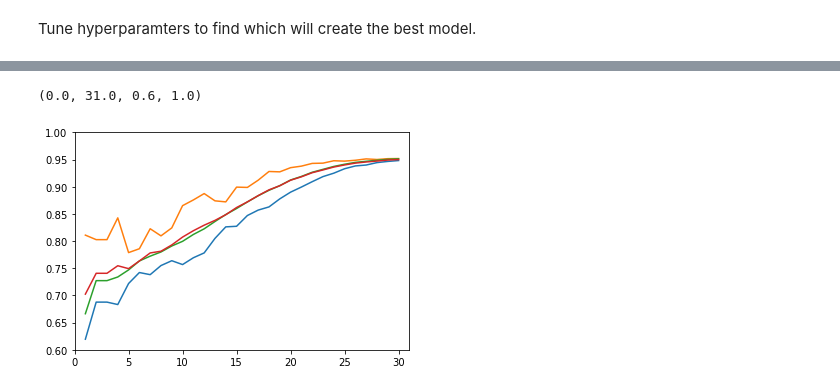
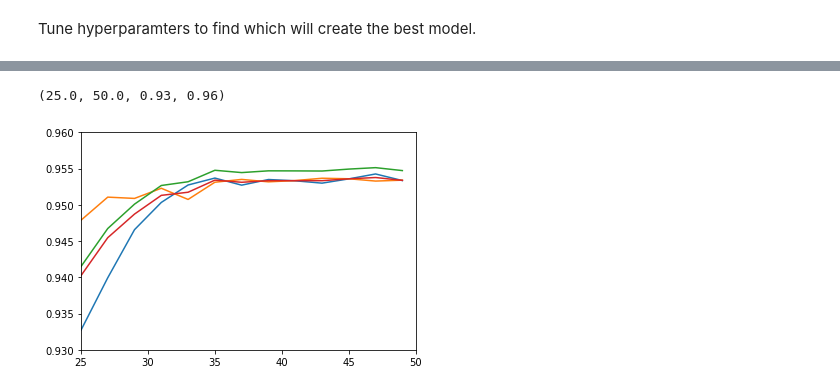
Before and after one commit to sreagan1/Semester2_Capstone_SageR, a Jupyter notebook: Tree Coverage Capstone.ipynb, the cells around one changed output, grey strips where cells are left out. Cells and saved outputs as stored; diff of their text form; code cells hidden in the pictures.

```diff
--- a/Tree Coverage Capstone.ipynb
+++ b/Tree Coverage Capstone.ipynb
@@ -187,6 +158,6 @@ gridSearch.cv_results_
 # %%
 # tune hyperparameters starting with max depth
-depth = np.arange(1,31,2)
+depth = np.arange(25,50,2)
 precision = []
 recall = []
 accuracy = []
@@ -202,9 +173,9 @@ for n in depth:
 # %%
 plt.plot(depth, precision, label = 'precision')
 plt.plot(depth, recall, label = 'recall')
 plt.plot(depth, accuracy, label = 'accuracy')
 plt.plot(depth, F1, label = 'F1')
-plt.axis([0,31,0.6,1])
+plt.axis([25,50,0.93,0.96])
 # %% [output]
-(0.0, 31.0, 0.6, 1.0)
+(25.0, 50.0, 0.93, 0.96)
-[figure, old version]
+[figure, new version]
```
Also changed, not shown: parts of 22 cells of this notebook.
